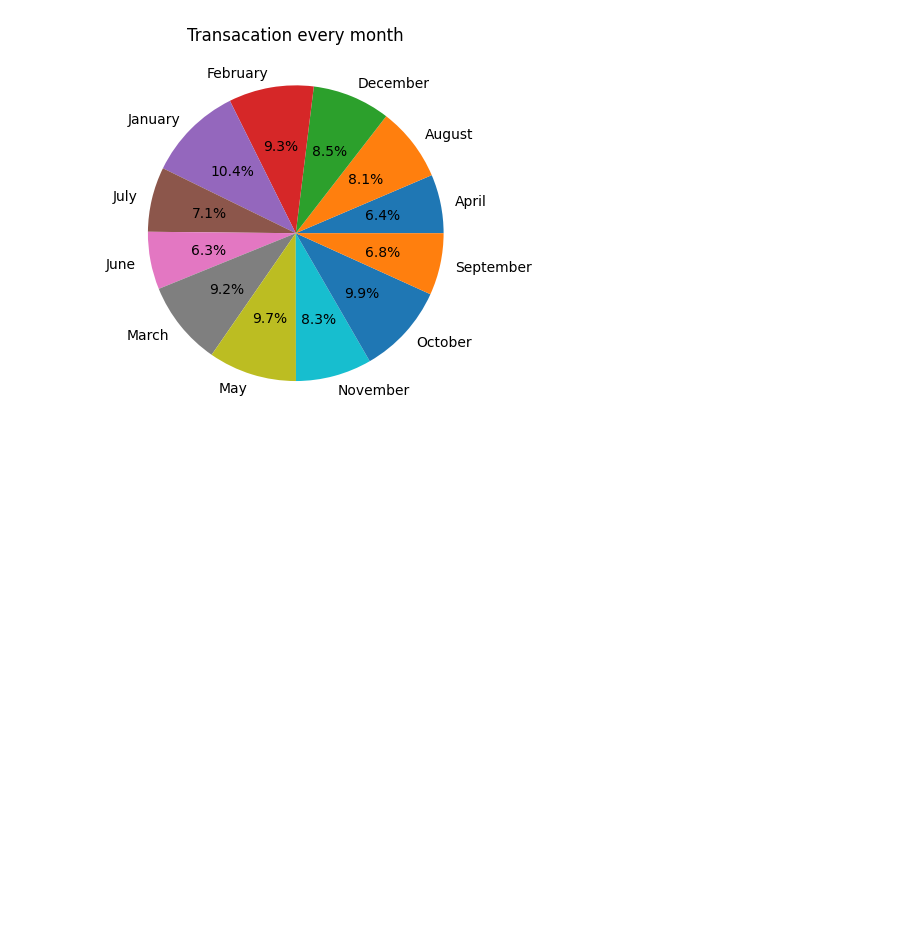
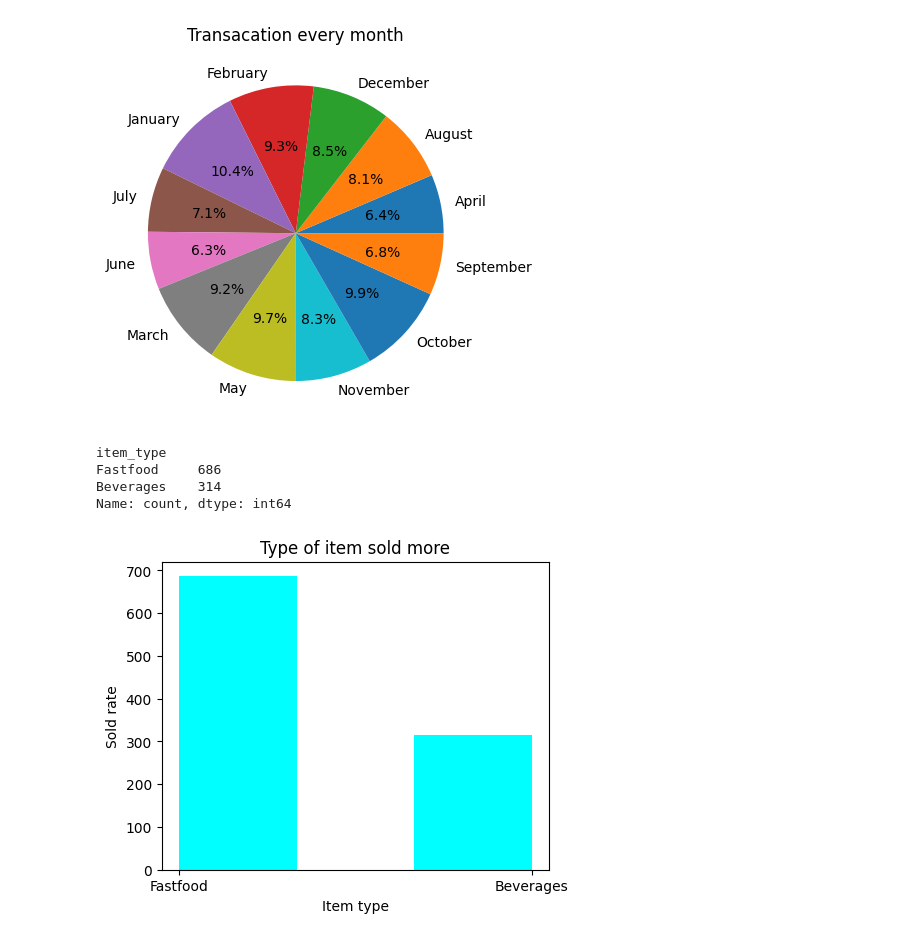
Before and after one commit to Ashik-1337/EDA-project, a Jupyter notebook: miniproject.ipynb, the cells around one changed output. Drawn from its saved outputs; the diff is of its cells as text; code cells hidden in the pictures; blank space fills up the shorter version.

```diff
--- a/miniproject.ipynb
+++ b/miniproject.ipynb
@@ -142,3 +145,20 @@ plt.title('Transacation every month')
 plt.show()
 # %% [output]
 [figure]
+# %%
+s=df['item_type'].value_counts()
+s
+# %% [output]
+item_type
+Fastfood     686
+Beverages    314
+Name: count, dtype: int64
+# %%
+plt.figure(figsize=(5,4))
+plt.hist(df['item_type'], bins=3,color='aqua')
+plt.title("Type of item sold more")
+plt.xlabel("Item type")
+plt.ylabel("Sold rate")
+plt.show()
+# %% [output]
+[figure, added]
```
Also changed, not shown: parts of 6 cells of this notebook.
